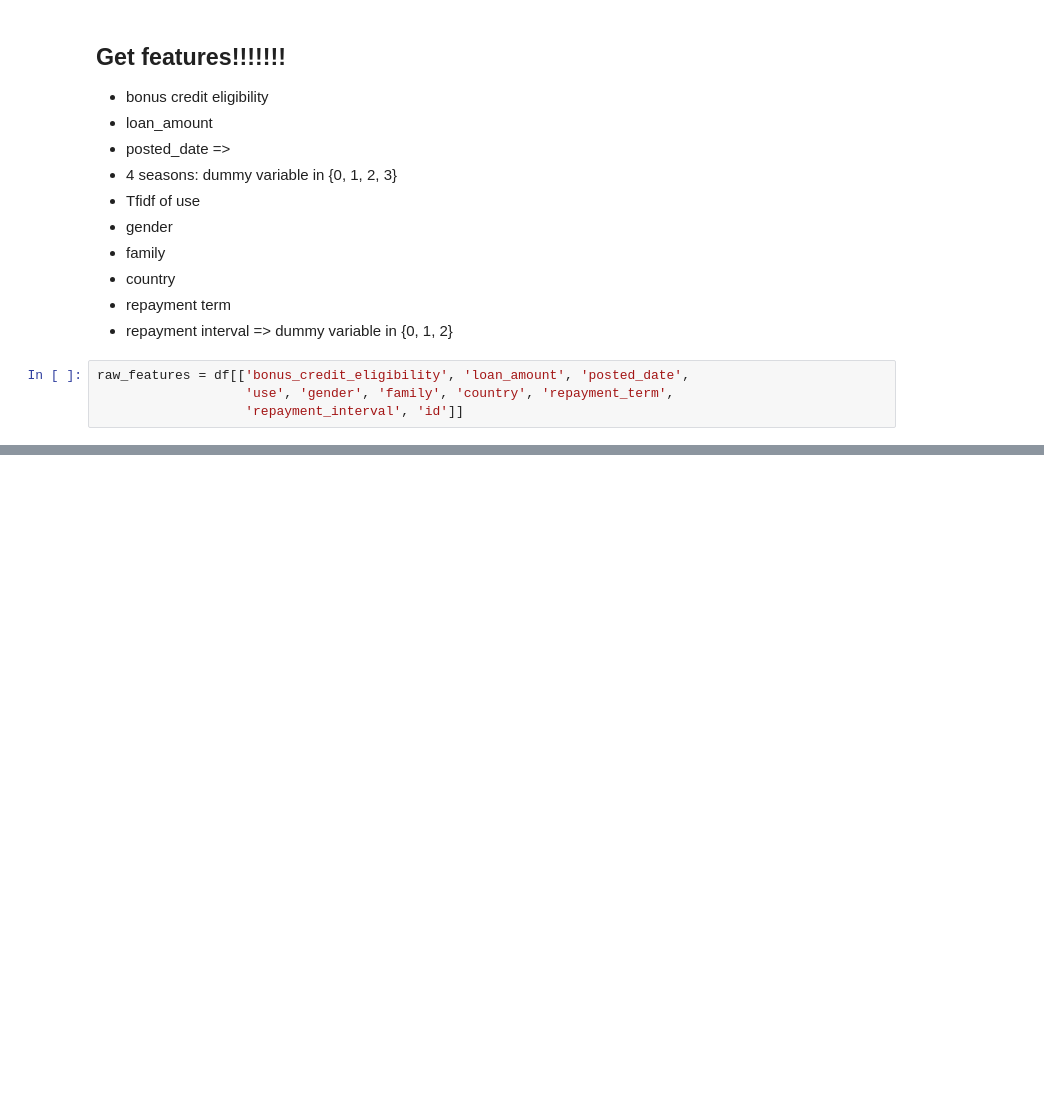
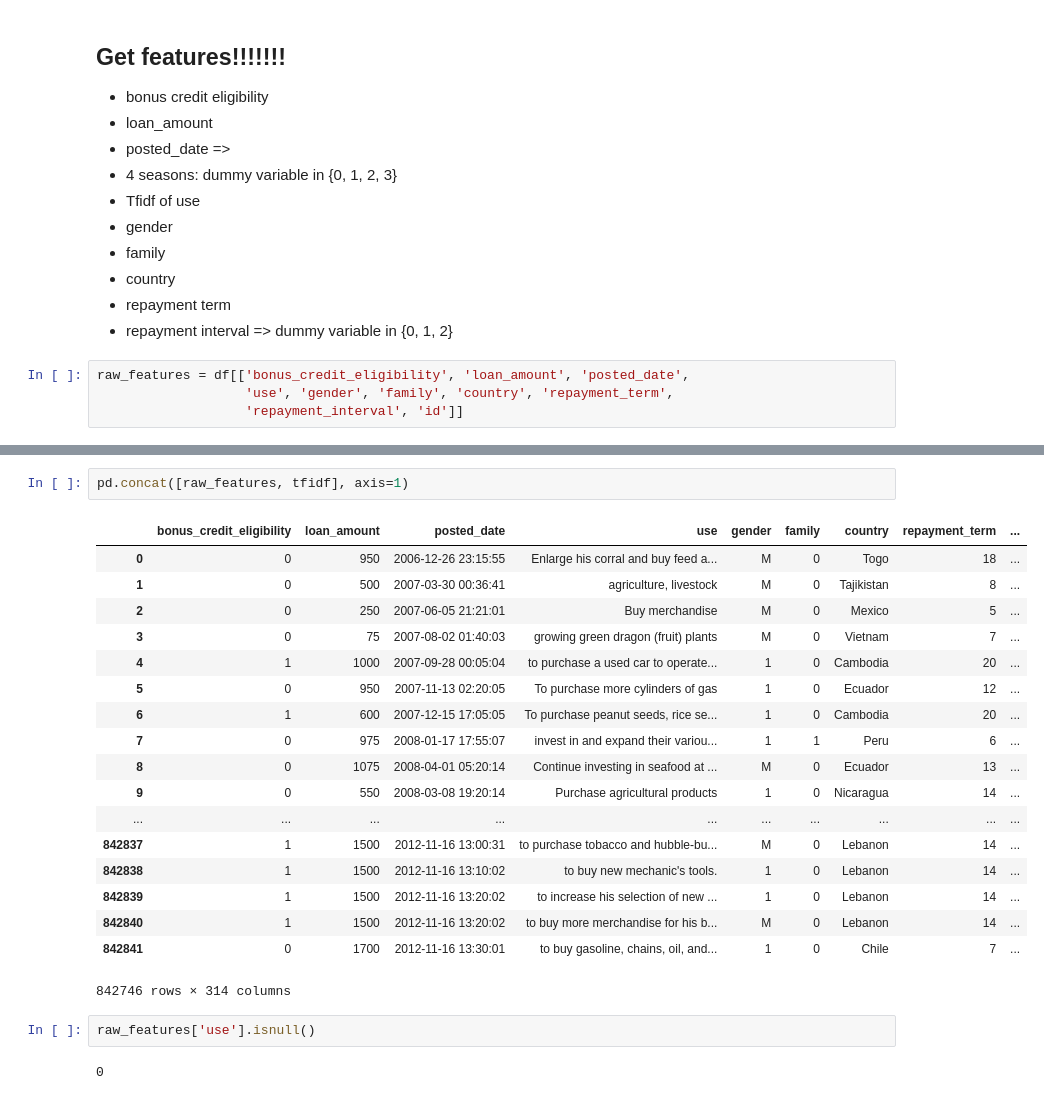
Before and after one commit to yulizhou/Kipfian, a Jupyter notebook: iter5.ipynb, the cells around one changed output, grey strips where cells are left out. Drawn from its saved outputs; the diff is of its cells as text; blank space fills up the shorter version.

```diff
--- a/iter5.ipynb
+++ b/iter5.ipynb
@@ -133,0 +185,25 @@ dtype: int64
+# %%
+pd.concat([raw_features, tfidf], axis=1)
+# %% [output]
+|  | bonus_credit_eligibility | loan_amount | posted_date | use | gender | family | country | repayment_term | ... |
+| 0 | 0 | 950 | 2006-12-26 23:15:55 | Enlarge his corral and buy feed a... | M | 0 | Togo | 18 | ... |
+| 1 | 0 | 500 | 2007-03-30 00:36:41 | agriculture, livestock | M | 0 | Tajikistan | 8 | ... |
+| 2 | 0 | 250 | 2007-06-05 21:21:01 | Buy merchandise | M | 0 | Mexico | 5 | ... |
+| 3 | 0 | 75 | 2007-08-02 01:40:03 | growing green dragon (fruit) plants | M | 0 | Vietnam | 7 | ... |
+| 4 | 1 | 1000 | 2007-09-28 00:05:04 | to purchase a used car to operate... | 1 | 0 | Cambodia | 20 | ... |
+| 5 | 0 | 950 | 2007-11-13 02:20:05 | To purchase more cylinders of gas | 1 | 0 | Ecuador | 12 | ... |
+| 6 | 1 | 600 | 2007-12-15 17:05:05 | To purchase peanut seeds, rice se... | 1 | 0 | Cambodia | 20 | ... |
+| 7 | 0 | 975 | 2008-01-17 17:55:07 | invest in and expand their variou... | 1 | 1 | Peru | 6 | ... |
+| 8 | 0 | 1075 | 2008-04-01 05:20:14 | Continue investing in seafood at ... | M | 0 | Ecuador | 13 | ... |
+| 9 | 0 | 550 | 2008-03-08 19:20:14 | Purchase agricultural products | 1 | 0 | Nicaragua | 14 | ... |
+| ... | ... | ... | ... | ... | ... | ... | ... | ... | ... |
+| 842837 | 1 | 1500 | 2012-11-16 13:00:31 | to purchase tobacco and hubble-bu... | M | 0 | Lebanon | 14 | ... |
+| 842838 | 1 | 1500 | 2012-11-16 13:10:02 | to buy new mechanic's tools. | 1 | 0 | Lebanon | 14 | ... |
+| 842839 | 1 | 1500 | 2012-11-16 13:20:02 | to increase his selection of new ... | 1 | 0 | Lebanon | 14 | ... |
+| 842840 | 1 | 1500 | 2012-11-16 13:20:02 | to buy more merchandise for his b... | M | 0 | Lebanon | 14 | ... |
+| 842841 | 0 | 1700 | 2012-11-16 13:30:01 | to buy gasoline, chains, oil, and... | 1 | 0 | Chile | 7 | ... |
+842746 rows × 314 columns
+# %%
+raw_features['use'].isnull()
+# %% [output]
+0
```
Also changed, not shown: parts of 10 cells of this notebook, 3 other files.
